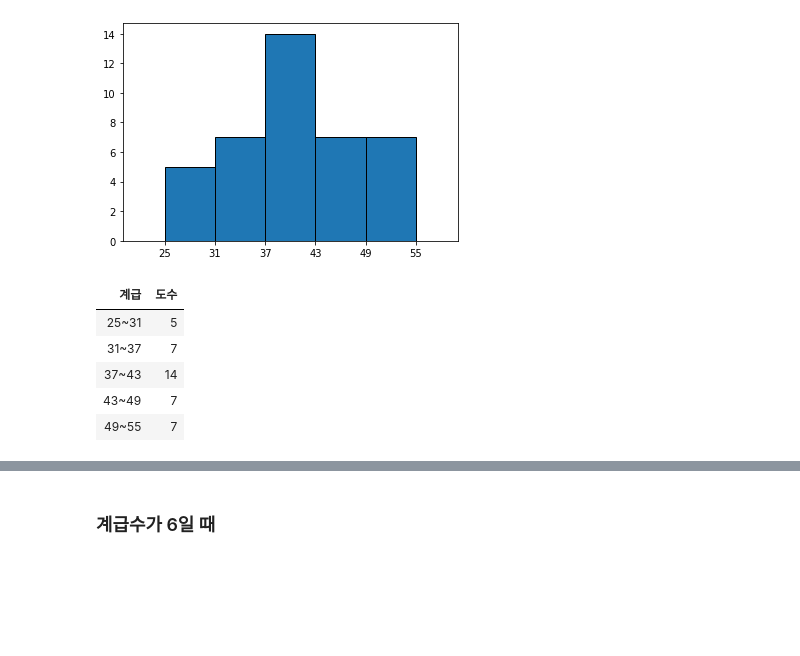
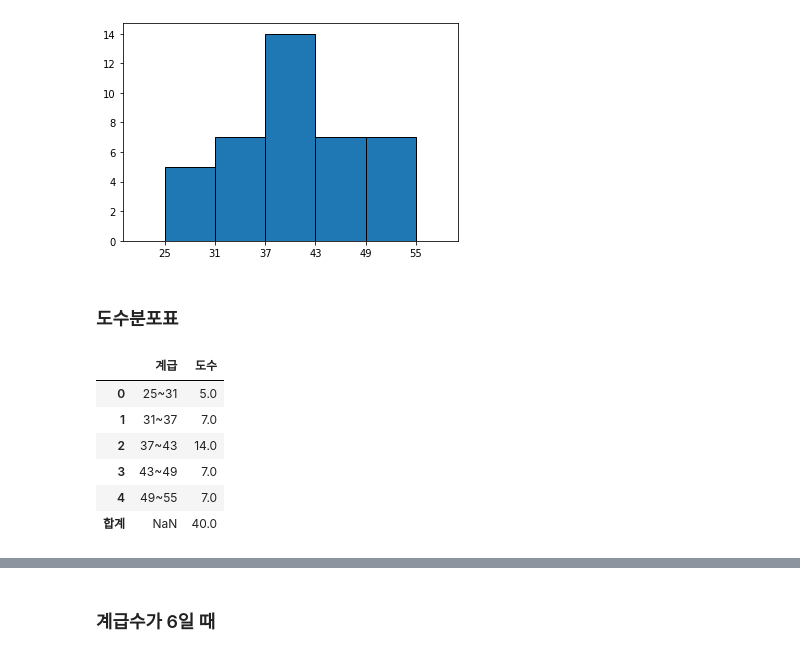
Before and after one commit to enfycius/Statistics, a Jupyter notebook: HW1/2-21.ipynb, the cells around one changed output, grey strips where cells are left out. Cells and saved outputs as stored; diff of their text form; code cells hidden in the pictures; blank space fills up the shorter version.

```diff
--- a/HW1/2-21.ipynb
+++ b/HW1/2-21.ipynb
@@ -39,12 +47,21 @@ hist = pd.DataFrame(pd.cut(df['Age'], bins=bins, right=False, labels=labels)).re
 table_count = hist.value_counts(sort=False)
 # %%
 table = table_count.rename_axis('계급').reset_index(name='도수')
+# %%
+total = table.loc[:, ['도수']].sum(axis=0)
+# %%
+total.name = '합계'
+# %%
+table = table.append(total.transpose())
+# %% [markdown]
+### 도수분포표
 # %%
-table.style.hide_index()
+table
 # %% [output]
-| 계급 | 도수 |
-| 25~31 | 5 |
-| 31~37 | 7 |
-| 37~43 | 14 |
-| 43~49 | 7 |
-| 49~55 | 7 |
+|  | 계급 | 도수 |
+| 0 | 25~31 | 5.0 |
+| 1 | 31~37 | 7.0 |
+| 2 | 37~43 | 14.0 |
+| 3 | 43~49 | 7.0 |
+| 4 | 49~55 | 7.0 |
+| 합계 | NaN | 40.0 |
```
Also changed, not shown: parts of 91 cells of this notebook, 2 other files.
